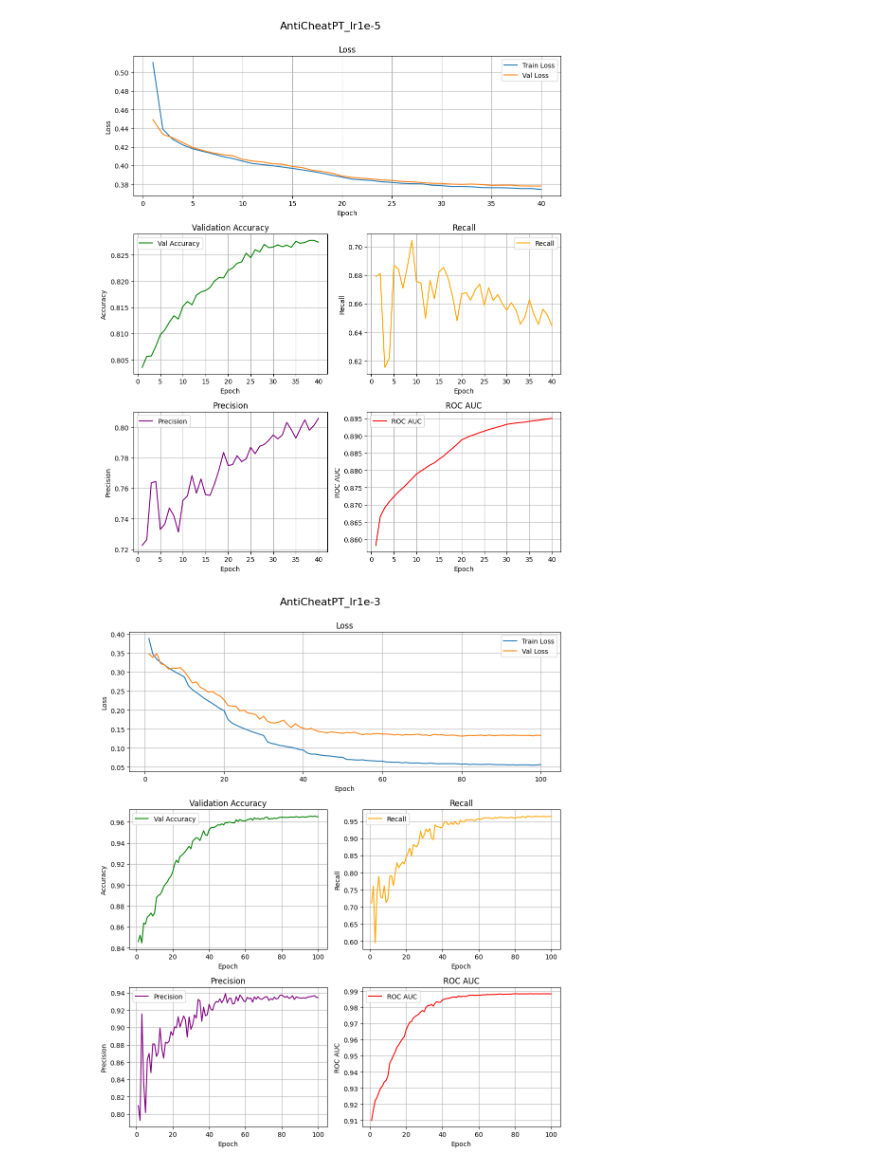
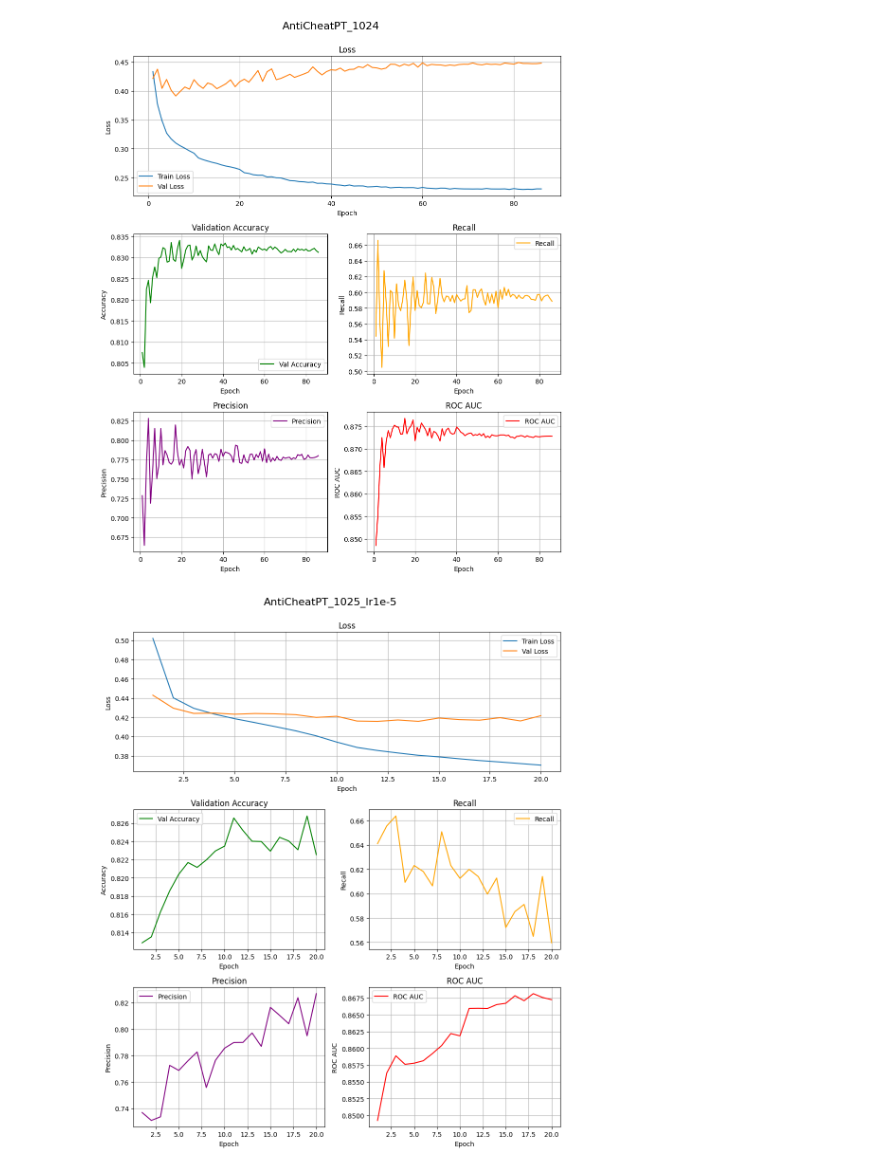
Before and after one commit to Pinkvinus/CS2_cheat_detection, a Jupyter notebook: Transformer/visualization/visualize_training.ipynb, the cells around one changed output. Cells and saved outputs as stored; diff of their text form; code cells hidden in the pictures.

```diff
--- a/Transformer/visualization/visualize_training.ipynb
+++ b/Transformer/visualization/visualize_training.ipynb
@@ -26,10 +35,14 @@ metrics_1024_lr1e3 = load_training_checkpoint(checkpoint_path_1024_lr1e3)
 # %%
-# plot_training_metrics(metrics_1024, "AntiCheatPT_1024")
-# plot_training_metrics(metrics_512, "AntiCheatPT_512")
+plot_training_metrics(metrics_1024, "AntiCheatPT_1024")
 # plot_training_metrics(metrics_1024_seed41, "AntiCheatPT_Seed_41")
 # plot_training_metrics(metrics_1024_seed43, "AntiCheatPT_Seed_43")
-plot_training_metrics(metrics_1024_lr1e5, "AntiCheatPT_lr1e-5")
-plot_training_metrics(metrics_1024_lr1e3, "AntiCheatPT_lr1e-3")
+# plot_training_metrics(metrics_1024_lr1e5, "AntiCheatPT_lr1e-5")
+# plot_training_metrics(metrics_1024_lr1e3, "AntiCheatPT_lr1e-3")
+plot_training_metrics(checkpoint, "AntiCheatPT_1025_lr1e-5")
+plot_training_metrics(metrics_256, "AntiCheatPT_256")
+plot_training_metrics(metrics_256_2layer_2head_176ff, "AntiCheatPT_256_2layer_2head_176ff")
+plot_training_metrics(metrics_512, "AntiCheatPT_512")
+plot_training_metrics(metrics_512_lr1e5_2layer_2head_176ff, "AntiCheatPT_512_lr1e5_2layer_2head_176ff")
 # %% [output]
-[figure, old version]
+[figure, new version]
-[figure, old version]
+[figure, new version]
```
Also changed, not shown: parts of 2 cells of this notebook, 5 other files.
